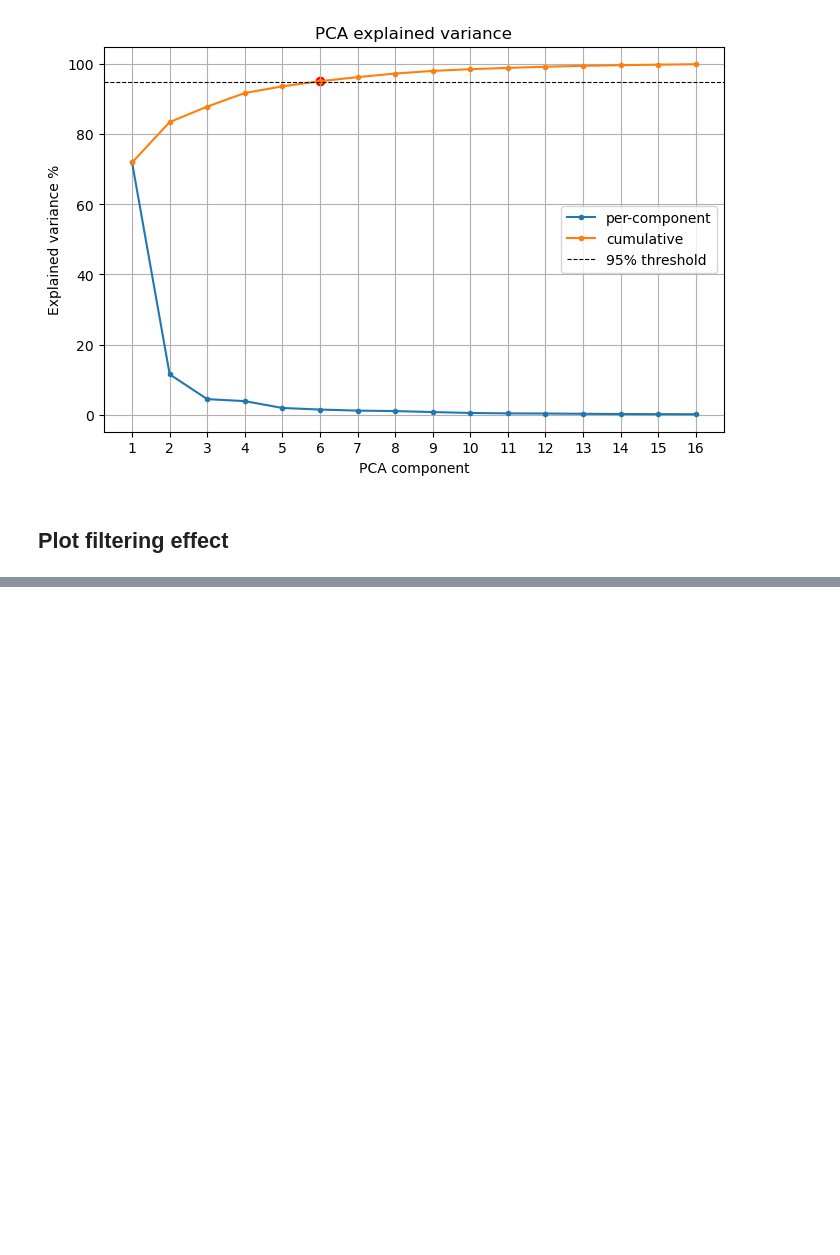
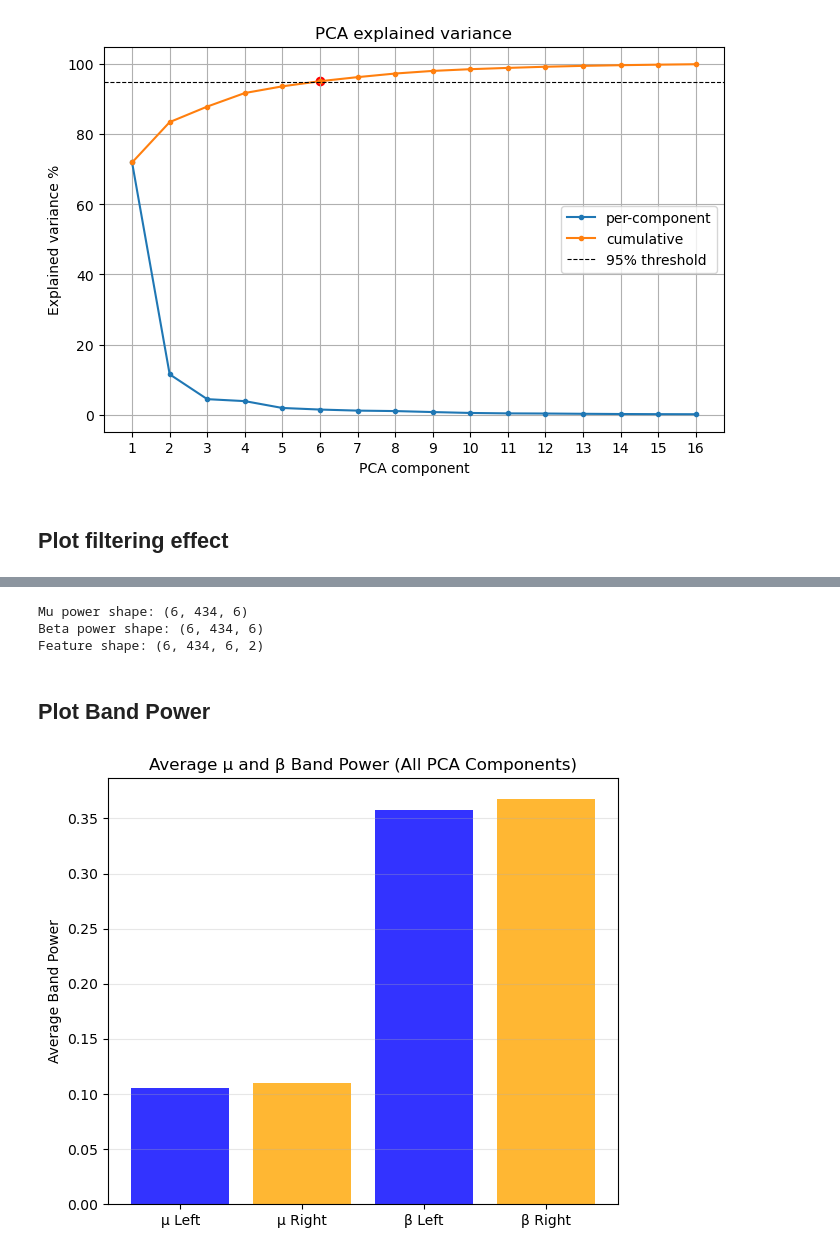
Before and after one commit to BalducciFrancesco/22053-Motor-Imagery-Miniproject, a Jupyter notebook: preprocessing.ipynb, the cells around one changed output, grey strips where cells are left out. Saved outputs shown, nothing was run; the diff lists cells and outputs as text; code cells hidden in the pictures; blank space fills up the shorter version.

```diff
--- a/preprocessing.ipynb
+++ b/preprocessing.ipynb
@@ -197,0 +250,76 @@ n_components = plot_pca_explained(pca)
+# %%
+# Define frequency bands
+mu_band = (8, 13)
+beta_band = (13, 30)
+
+mu_idx = np.logical_and(freqs >= mu_band[0], freqs <= mu_band[1])
+beta_idx = np.logical_and(freqs >= beta_band[0], freqs <= beta_band[1])
+
+# Allocate arrays
+mu_power = np.zeros((n_subjects, n_trials, n_components))
+beta_power = np.zeros((n_subjects, n_trials, n_components))
+
+for s in range(n_subjects):
+    for t in range(n_trials):
+        for c in range(n_components):
+
+            psd = fft_amp[s, t, :, c] ** 2  # Power spectrum
+
+            # Mu band power (integral)
+            mu_power[s, t, c] = np.sum(psd[mu_idx])
+
+            # Beta band power (integral)
+            beta_power[s, t, c] = np.sum(psd[beta_idx])
+
+# Combine mu and beta power into feature vector
+features = np.zeros((n_subjects, n_trials, n_components, 2))
+
+for s in range(n_subjects):
+    for t in range(n_trials):
+        for c in range(n_components):
+            features[s, t, c, 0] = mu_power[s, t, c]    # µ band
+            features[s, t, c, 1] = beta_power[s, t, c]  # β band
+
+
+print("Mu power shape:", mu_power.shape)
+print("Beta power shape:", beta_power.shape)
+print("Feature shape:", features.shape)
+# %% [output]
+Mu power shape: (6, 434, 6)
+Beta power shape: (6, 434, 6)
+Feature shape: (6, 434, 6, 2)
+# %% [markdown]
+## Plot Band Power
+# %%
+# Flatten subjects and trials
+# Shape: (subjects*trials, components, bands)
+X_plot = features.reshape(-1, features.shape[2], features.shape[3])
+y_plot = y.reshape(-1)
+
+# Separate classes
+X_left = X_plot[y_plot == 0]   # Left MI
+X_right = X_plot[y_plot == 1]  # Right MI
+
+# Average over components for each class
+mu_left = X_left[:, :, 0].mean()
+mu_right = X_right[:, :, 0].mean()
+
+beta_left = X_left[:, :, 1].mean()
+beta_right = X_right[:, :, 1].mean()
+
+# Plot
+plt.figure(figsize=(6, 5))
+plt.bar(
+    ['µ Left', 'µ Right', 'β Left', 'β Right'],
+    [mu_left, mu_right, beta_left, beta_right],
+    alpha=0.8,
+    color=['blue', 'orange', 'blue', 'orange']
+)
+
+plt.ylabel('Average Band Power')
+plt.title('Average µ and β Band Power (All PCA Components)')
+plt.grid(axis='y', alpha=0.3)
+plt.tight_layout()
+plt.show()
+# %% [output]
+[figure, added]
```
Also changed, not shown: parts of 5 cells of this notebook.
